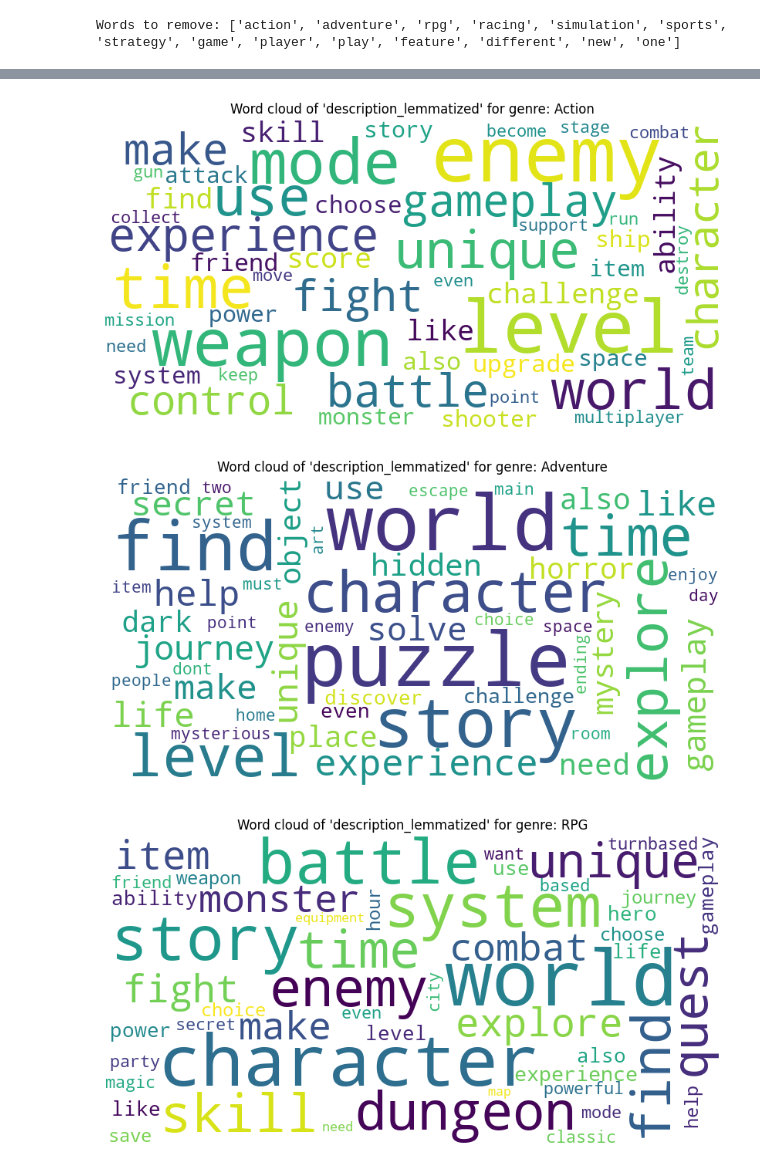
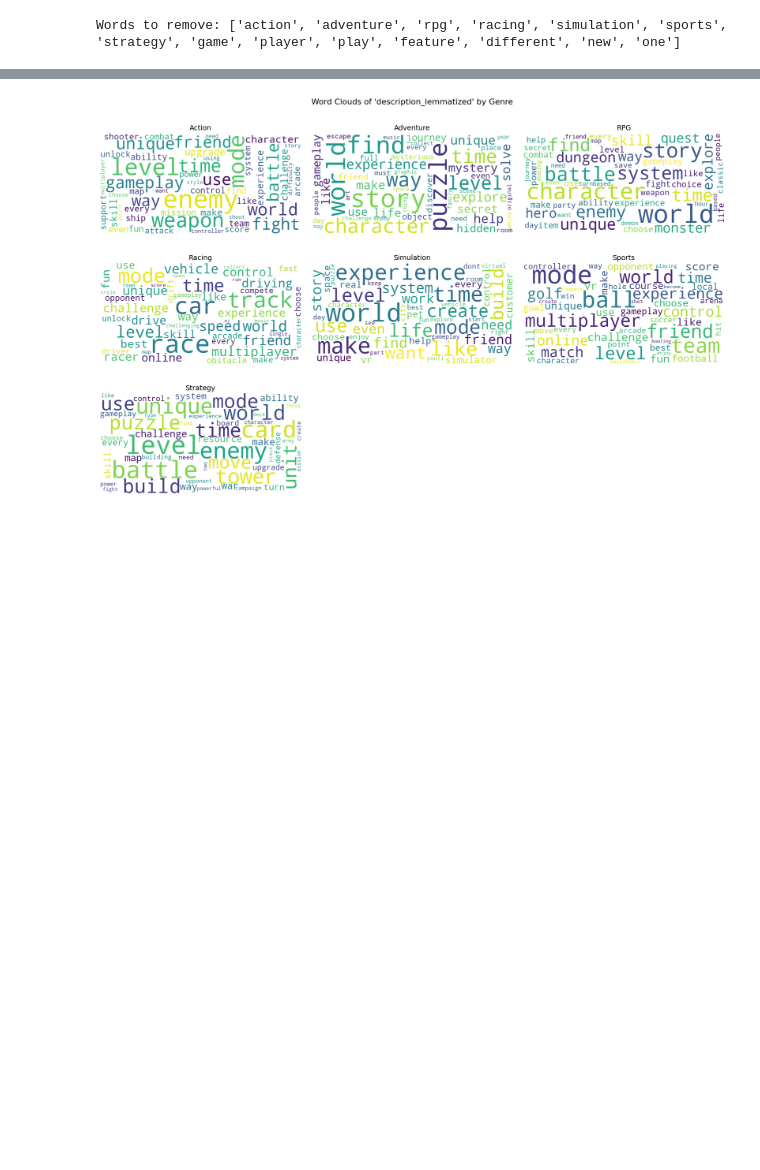
Before and after one commit to LouisVraie/nlp-games-genre-classification, a Jupyter notebook: preprocessing.ipynb, the cells around one changed output, grey strips where cells are left out. Cells and saved outputs as stored; diff of their text form; code cells hidden in the pictures; blank space fills up the shorter version.

```diff
--- a/preprocessing.ipynb
+++ b/preprocessing.ipynb
@@ -462,7 +564,5 @@ Number of words in all genres: 44, with boundaries: 0.09785714285714285 and 0.18
 # %%
 # Create a word cloud for the most common words in the description
-from wordcloud import WordCloud
-
 def plot_word_cloud(column: str, max_words: int=50):
     word_counts = count_words(column=column, print_most_common=False)
 
@@ -473,7 +573,6 @@ def plot_word_cloud(column: str, max_words: int=50):
 
         wordcloud = WordCloud(width = 800, height = 400,
                     background_color ='white',
-                    stopwords = stop_words,
                     min_font_size = 10,
                     max_font_size = 100).generate_from_frequencies(common_words_dict)
 
@@ -483,10 +582,44 @@ def plot_word_cloud(column: str, max_words: int=50):
         plt.tight_layout(pad = 0)
         plt.title(f"Word cloud of '{column}' for genre: {genre}")
         plt.show()
+
+def plot_word_cloud_mosaic(column: str, max_words: int=50, max_columns: int=3):
+    word_counts = count_words(column=column, print_most_common=False)
+
+    # Determine the number of rows based on the number of genres and max columns
+    num_genres = len(word_counts)
+    num_rows = math.ceil(num_genres / max_columns)
+
+    # Create subplots for the mosaic
+    fig, axes = plt.subplots(num_rows, max_columns, figsize=(max_columns * 6, num_rows * 4))
+    fig.suptitle(f"Word Clouds of '{column}' by Genre", fontsize=16)
+
+    # Flatten axes for easy iteration (in case max_columns > 1)
+    axes = axes.flatten()
+
+    # Plot each word cloud in the mosaic
+    for i, (genre, word_count) in enumerate(word_counts.items()):
+        # Convert the most common words to a dictionary (word -> frequency)
+        common_words_dict = dict(word_count.most_common(max_words))
+
+        wordcloud = WordCloud(width=800, height=400,
+                              background_color='white',
+                              min_font_size=10,
+                              max_font_size=100).generate_from_frequencies(common_words_dict)
+
+        # Plot the word cloud in the appropriate subplot
+        axes[i].imshow(wordcloud)
+        axes[i].axis("off")
+        axes[i].set_title(f"{genre}", fontsize=14)
+
+    # Turn off any unused subplots
+    for j in range(i + 1, len(axes)):
+        axes[j].axis("off")
+
+    plt.tight_layout(pad=2)
+    plt.show()
 # %%
 # Plot the word cloud for the lemmatized description
-plot_word_cloud(DESCRIPTION_LEMMATIZED)
+plot_word_cloud_mosaic(DESCRIPTION_LEMMATIZED)
 # %% [output]
-[figure, old version]
+[figure, new version]
-[figure, removed]
-[figure, removed]
```
Also changed, not shown: parts of 19 cells of this notebook, 3 other files.
